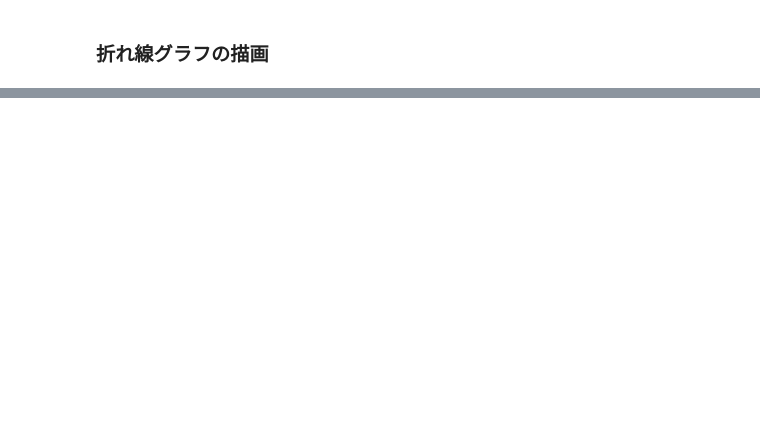
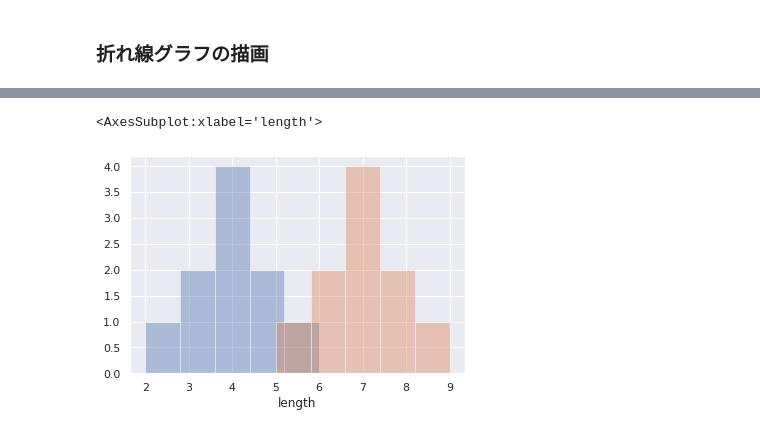
Before and after one commit to naanahi/statistics_learn_python, a Jupyter notebook: src/test_l3.ipynb, the cells around one changed output, grey strips where cells are left out. Saved outputs shown, nothing was run; the diff lists cells and outputs as text; code cells hidden in the pictures; blank space fills up the shorter version.

```diff
--- a/src/test_l3.ipynb
+++ b/src/test_l3.ipynb
@@ -32,0 +43,3 @@ plt.savefig("test_l3.png")
+# %%
+fish_multi = pd.read_csv('data/3-3-2-fish_multi_2.csv')
+fish_multi.head()
@@ -32,0 +61,9 @@ plt.savefig("test_l3.png")
+# %%
+length_a = fish_multi.query('species == "A"')["length"]
+length_b = fish_multi.query('species == "B"')["length"]
+# %%
+sns.distplot(length_a, kde=False, bins = 5)
+sns.distplot(length_b, kde=False, bins = 5)
+# %% [output]
+<AxesSubplot:xlabel='length'>
+[figure, added]
```
Also changed, not shown: parts of 10 cells of this notebook.
